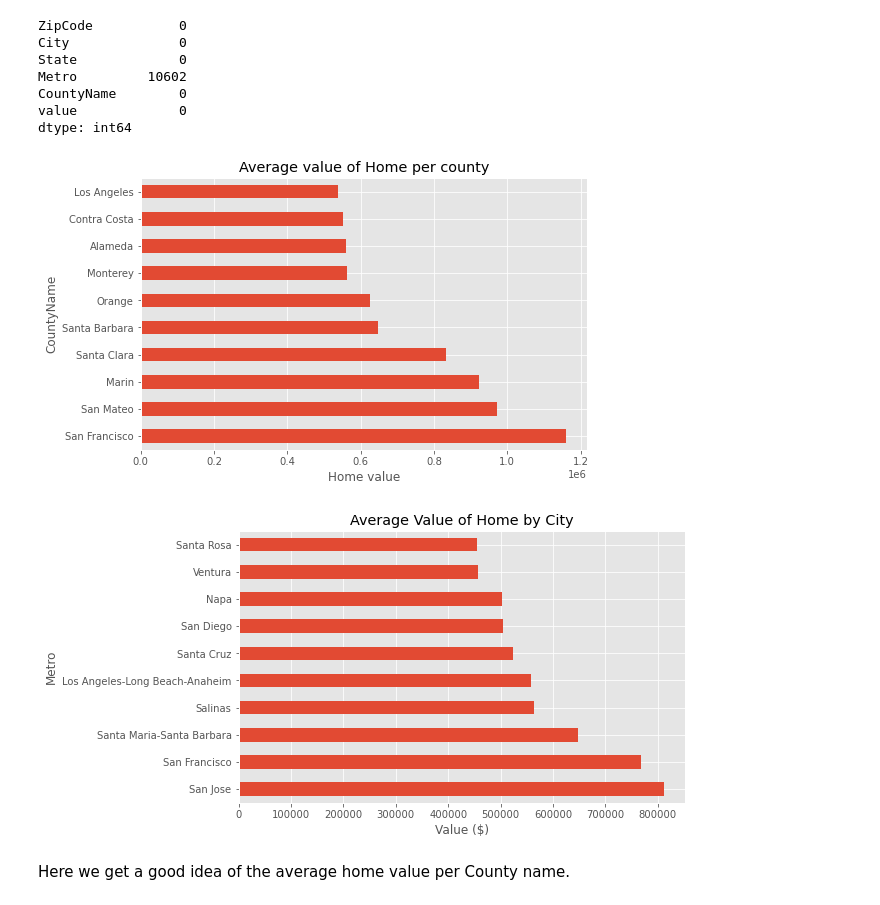
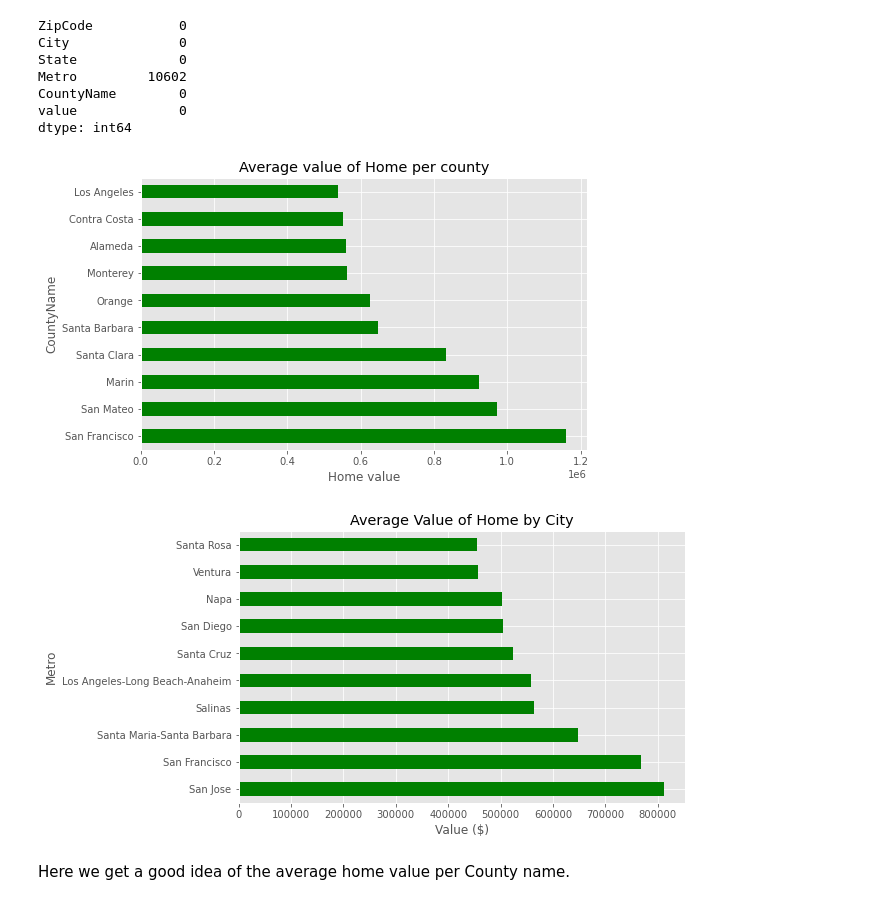
Before and after one commit to Milenaafeworki/Time-Series-prediction, a Jupyter notebook: starter_notebook.ipynb, the cells around one changed output. Drawn from its saved outputs; the diff is of its cells as text; code cells hidden in the pictures.

```diff
--- a/starter_notebook.ipynb
+++ b/starter_notebook.ipynb
@@ -182,20 +182,20 @@ county = county.value.mean()
 county = county.sort_values(ascending=False).head(10)
 # %%
 fig =plt.figure(figsize=(8,5))
-county.plot.barh()
+county.plot.barh(color='green')
 plt.title('Average value of Home per county')
 plt.xlabel('Home value')
 plt.show()
 # %% [output]
-[figure, old version]
+[figure, new version]
 # %%
 fig = plt.figure(figsize=(8,5))
-metro.plot.barh()
+metro.plot.barh(color='green')
 plt.title('Average Value of Home by City')
 plt.xlabel('Value ($)')
 plt.show()
 # %% [output]
-[figure, old version]
+[figure, new version]
 # %% [markdown]
 
 Here we get a good idea of the average home value per County name.
```
Also changed, not shown: parts of 40 cells of this notebook, 2 other files.
